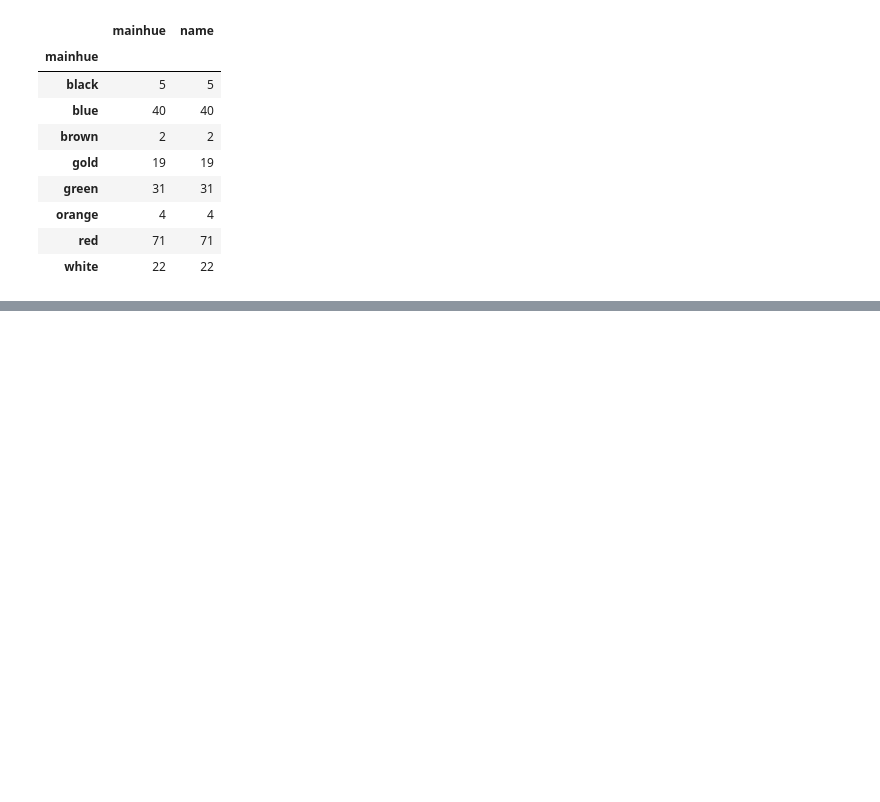
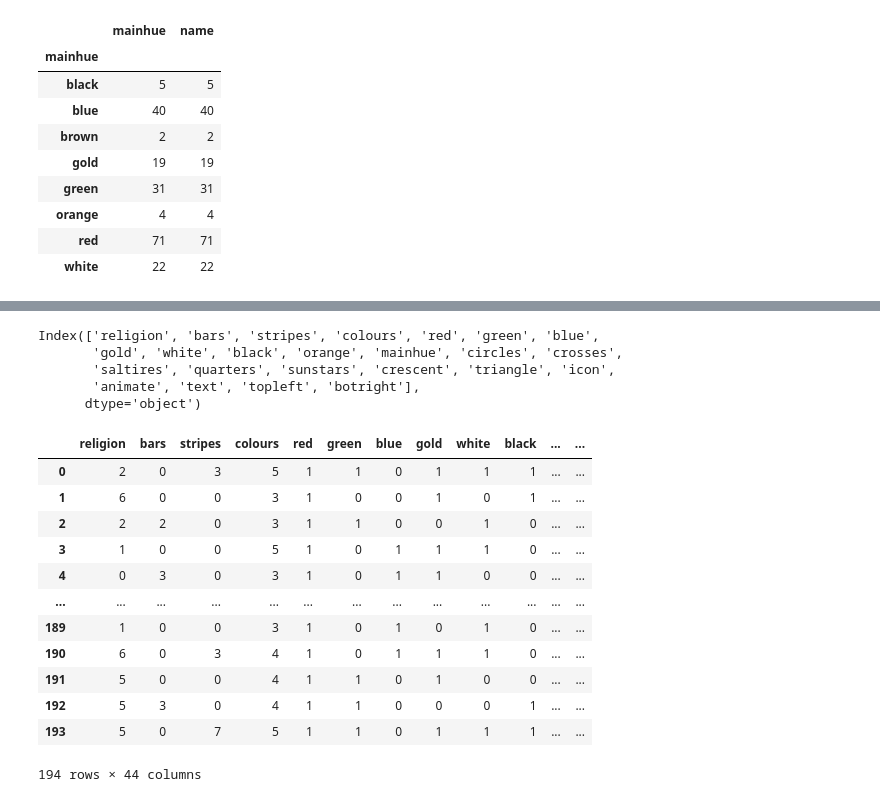
Before and after one commit to solnotka/Netology_ML, a Jupyter notebook: lab.ipynb, the cells around one changed output, grey strips where cells are left out. Saved outputs shown, nothing was run; the diff lists cells and outputs as text; code cells hidden in the pictures; blank space fills up the shorter version.

```diff
--- a/lab.ipynb
+++ b/lab.ipynb
@@ -85,0 +113,6 @@ data[['mainhue', 'name']].groupby(data['mainhue']).count()
+# %%
+data_flags = data.iloc[:, 6:]
+enc = OneHotEncoder()
+enc.fit(data_flags[['mainhue', 'topleft', 'botright']])
+df = enc.transform(data_flags[['mainhue', 'topleft', 'botright']]).toarray()
+df.shape
@@ -85,0 +121,6 @@ data[['mainhue', 'name']].groupby(data['mainhue']).count()
+# %%
+df_columns = [
+    'main_black', 'main_blue', 'main_brown', 'main_gold', 'main_green', 'main_orange', 'main_red', 'main_white',
+    'top_black', 'top_blue', 'top_gold', 'top_green', 'top_orange', 'top_red', 'top_white',
+    'bot_black', 'bot_blue', 'bot_brown', 'bot_gold', 'bot_green', 'bot_orange', 'bot_red', 'bot_white'
+]
@@ -85,0 +144,8 @@ data[['mainhue', 'name']].groupby(data['mainhue']).count()
+# %%
+data_flags.columns
+# %% [output]
+Index(['religion', 'bars', 'stripes', 'colours', 'red', 'green', 'blue',
+       'gold', 'white', 'black', 'orange', 'mainhue', 'circles', 'crosses',
+       'saltires', 'quarters', 'sunstars', 'crescent', 'triangle', 'icon',
+       'animate', 'text', 'topleft', 'botright'],
+      dtype='object')
@@ -85,0 +157,17 @@ data[['mainhue', 'name']].groupby(data['mainhue']).count()
+# %%
+data_dummies = data_flags.join(dfd)
+data_dummies
+# %% [output]
+|  | religion | bars | stripes | colours | red | green | blue | gold | white | black | ... | ... |
+| 0 | 2 | 0 | 3 | 5 | 1 | 1 | 0 | 1 | 1 | 1 | ... | ... |
+| 1 | 6 | 0 | 0 | 3 | 1 | 0 | 0 | 1 | 0 | 1 | ... | ... |
+| 2 | 2 | 2 | 0 | 3 | 1 | 1 | 0 | 0 | 1 | 0 | ... | ... |
+| 3 | 1 | 0 | 0 | 5 | 1 | 0 | 1 | 1 | 1 | 0 | ... | ... |
+| 4 | 0 | 3 | 0 | 3 | 1 | 0 | 1 | 1 | 0 | 0 | ... | ... |
+| ... | ... | ... | ... | ... | ... | ... | ... | ... | ... | ... | ... | ... |
+| 189 | 1 | 0 | 0 | 3 | 1 | 0 | 1 | 0 | 1 | 0 | ... | ... |
+| 190 | 6 | 0 | 3 | 4 | 1 | 0 | 1 | 1 | 1 | 0 | ... | ... |
+| 191 | 5 | 0 | 0 | 4 | 1 | 1 | 0 | 1 | 0 | 0 | ... | ... |
+| 192 | 5 | 3 | 0 | 4 | 1 | 1 | 0 | 0 | 0 | 1 | ... | ... |
+| 193 | 5 | 0 | 7 | 5 | 1 | 1 | 0 | 1 | 1 | 1 | ... | ... |
+194 rows × 44 columns
```
Also changed, not shown: parts of 9 cells of this notebook, 7 other files.
